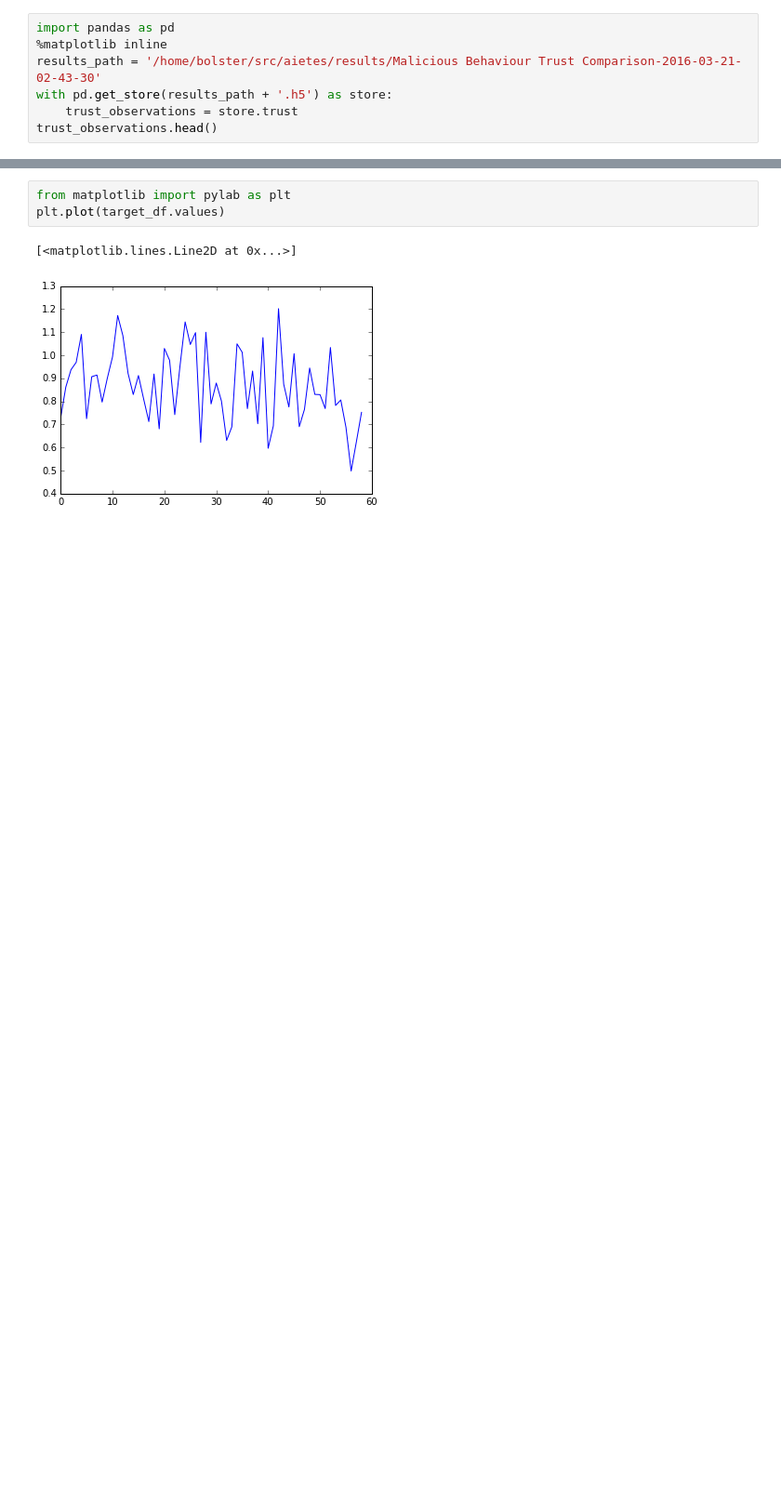
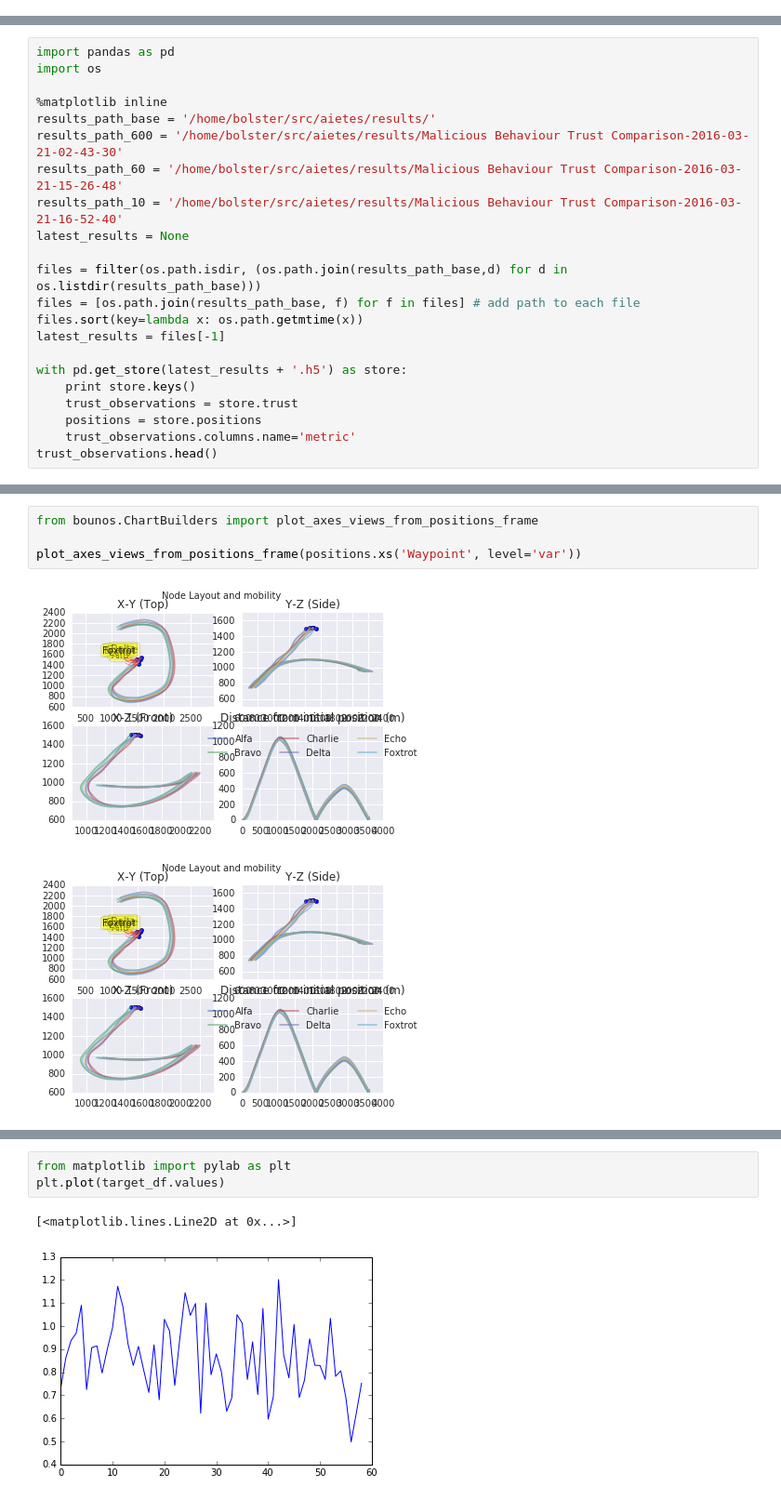
Before and after one commit to andrewbolster/aietes, a Jupyter notebook: scripts/notebooks/AIETES/Simplified Simplified Behaviour Stuff using DataFrames.ipynb, the cells around one changed output, grey strips where cells are left out. Shown at 93% size. Cells and saved outputs as stored; diff of their text form; blank space fills up the shorter version.

```diff
--- a/scripts/notebooks/AIETES/Simplified Simplified Behaviour Stuff using DataFrames.ipynb
+++ b/scripts/notebooks/AIETES/Simplified Simplified Behaviour Stuff using DataFrames.ipynb
@@ -1,7 +0,0 @@
-# %%
-import pandas as pd
-%matplotlib inline
-results_path = '/home/bolster/src/aietes/results/Malicious Behaviour Trust Comparison-2016-03-21-02-43-30'
-with pd.get_store(results_path + '.h5') as store:
-    trust_observations = store.trust
-trust_observations.head()
@@ -36,0 +1,22 @@ df_norm = (df - df.mean()) / (df.max() - df.min())
+# %%
+import pandas as pd
+import os
+
+%matplotlib inline
+results_path_base = '/home/bolster/src/aietes/results/'
+results_path_600 = '/home/bolster/src/aietes/results/Malicious Behaviour Trust Comparison-2016-03-21-02-43-30'
+results_path_60 = '/home/bolster/src/aietes/results/Malicious Behaviour Trust Comparison-2016-03-21-15-26-48'
+results_path_10 = '/home/bolster/src/aietes/results/Malicious Behaviour Trust Comparison-2016-03-21-16-52-40'
+latest_results = None
+
+files = filter(os.path.isdir, (os.path.join(results_path_base,d) for d in os.listdir(results_path_base)))
+files = [os.path.join(results_path_base, f) for f in files] # add path to each file
+files.sort(key=lambda x: os.path.getmtime(x))
+latest_results = files[-1]
+
+with pd.get_store(latest_results + '.h5') as store:
+    print store.keys()
+    trust_observations = store.trust
+    positions = store.positions
+    trust_observations.columns.name='metric'
+trust_observations.head()
@@ -36,0 +32,7 @@ df_norm = (df - df.mean()) / (df.max() - df.min())
+# %%
+from bounos.ChartBuilders import plot_axes_views_from_positions_frame
+
+plot_axes_views_from_positions_frame(positions.xs('Waypoint', level='var'))
+# %% [output]
+[figure, added]
+[figure, added]
```
Also changed, not shown: parts of 18 cells of this notebook, 11 other files.
